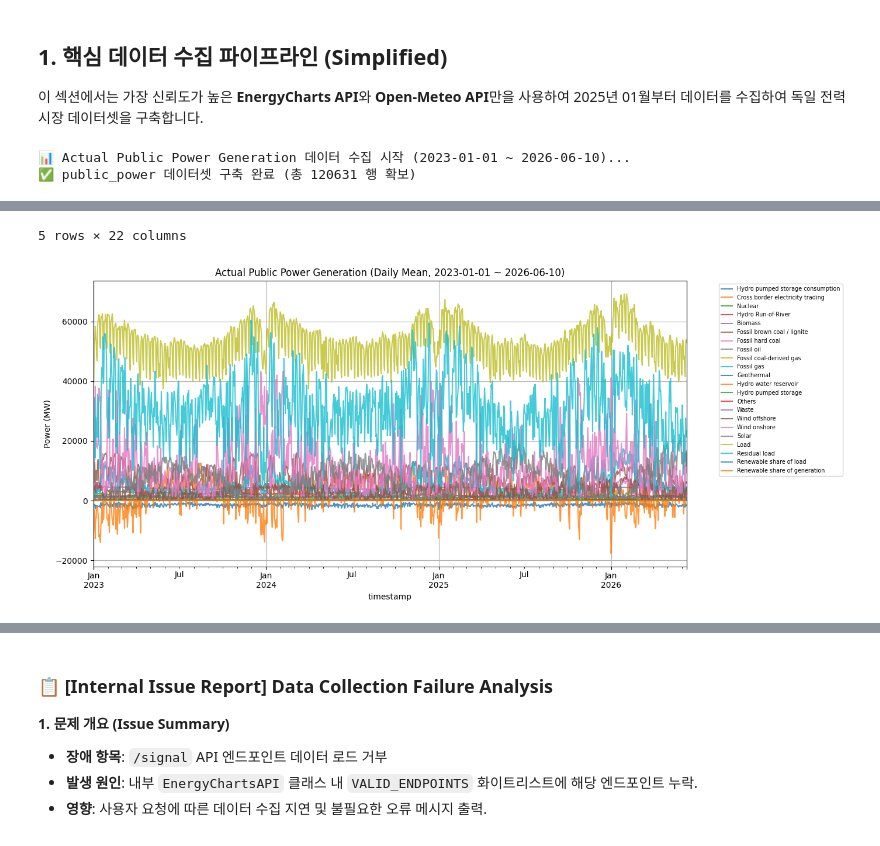
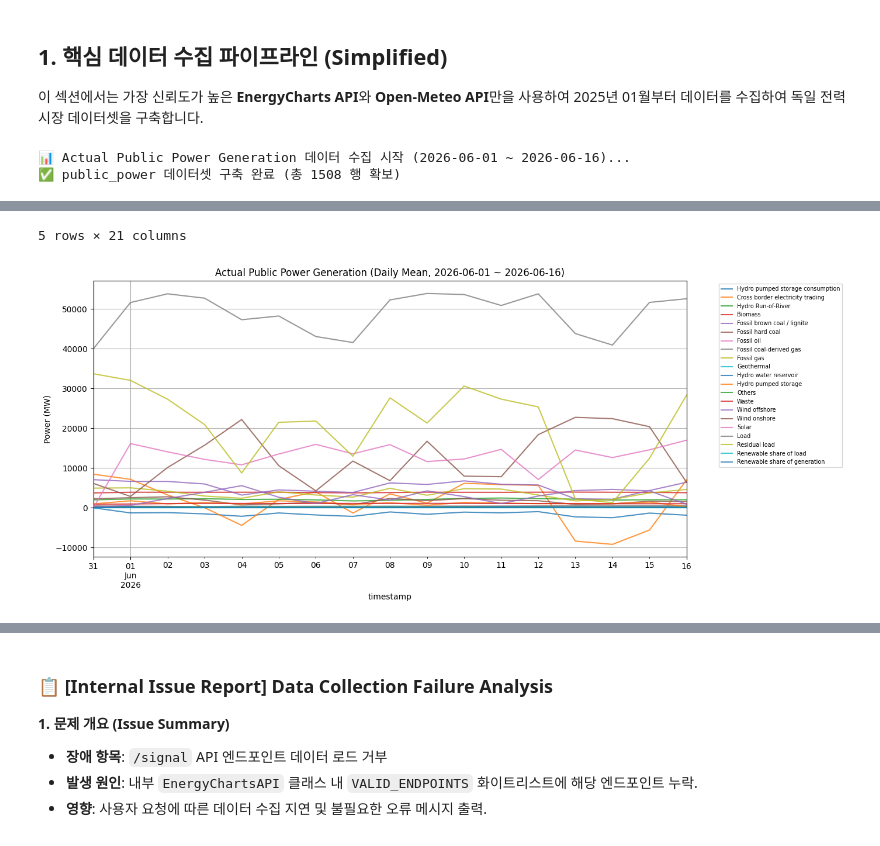
Before and after one commit to Giraffe-Shin/trading, a Jupyter notebook: 독일전력분석_데이터수집.ipynb, the cells around one changed output, grey strips where cells are left out. Cells and saved outputs as stored; diff of their text form; code cells hidden in the pictures.

```diff
--- a/독일전력분석_데이터수집.ipynb
+++ b/독일전력분석_데이터수집.ipynb
@@ -73,7 +73,7 @@ endpoint = 'public_power'
 country_code = 'de'
 
 # 2. 기간설정
-start_date = '2023-01-01'
+start_date = '2026-06-01'
 end_date = datetime.now().strftime('%Y-%m-%d')
 
 print(f"📊 Actual Public Power Generation 데이터 수집 시작 ({start_date} ~ {end_date})... ")
@@ -113,5 +113,5 @@ try:
 except Exception as e:
     print(f"❌ 수집 중 오류 발생: {e}")
 # %% [output]
-📊 Actual Public Power Generation 데이터 수집 시작 (2023-01-01 ~ 2026-06-10)...
-✅ public_power 데이터셋 구축 완료 (총 120631 행 확보)
+📊 Actual Public Power Generation 데이터 수집 시작 (2026-06-01 ~ 2026-06-16)...
+✅ public_power 데이터셋 구축 완료 (총 1508 행 확보)
@@ -125,5 +125,5 @@ except Exception as e:
-5 rows × 22 columns
+5 rows × 21 columns
-[figure, old version]
+[figure, new version]
 # %%
 # Energy-Charts API public_power_forecast
 import pandas as pd
```
Also changed, not shown: parts of 7 cells of this notebook.
